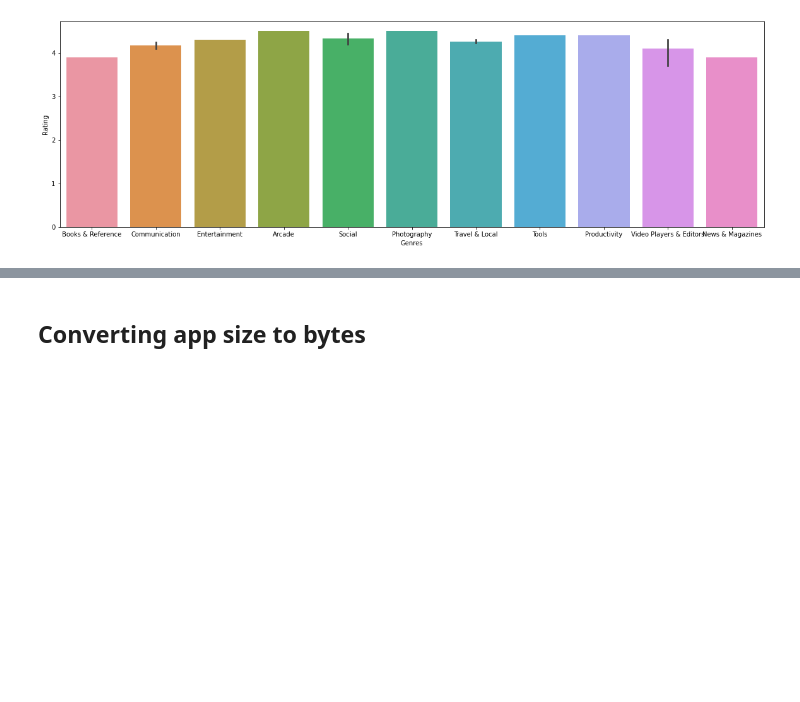
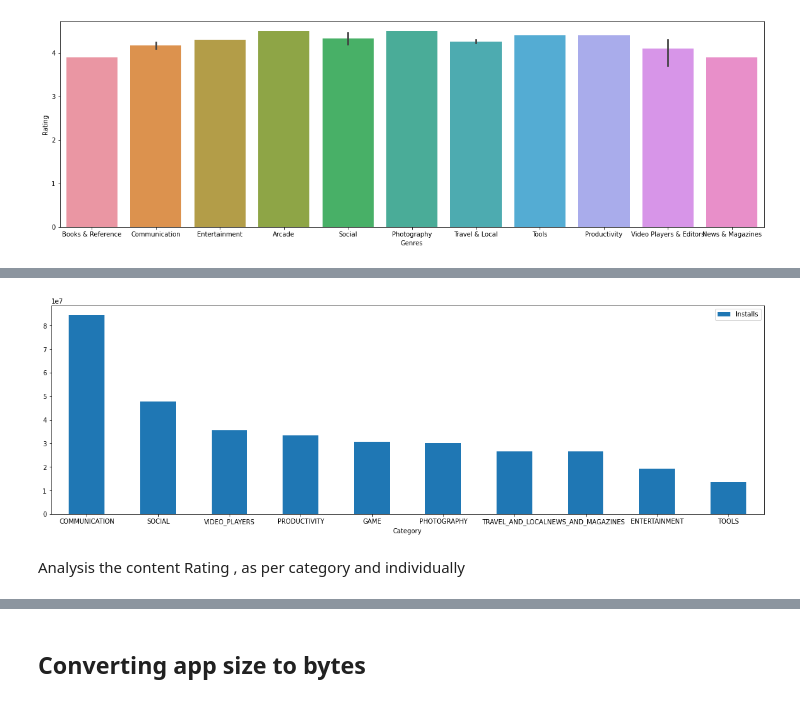
Before and after one commit to indrochoco/Playstore-app-Review-analysis, a Jupyter notebook: Copy_of_Play_Store_App_Review_Analysis_Capstone_Project.ipynb, the cells around one changed output, grey strips where cells are left out. Cells and saved outputs as stored; diff of their text form; code cells hidden in the pictures; blank space fills up the shorter version.

```diff
--- a/Copy_of_Play_Store_App_Review_Analysis_Capstone_Project.ipynb
+++ b/Copy_of_Play_Store_App_Review_Analysis_Capstone_Project.ipynb
@@ -216,0 +242,7 @@ ax = sns.barplot(x="Genres", y="Rating", data=max_installs)
+# %%
+#alternative Graph
+ax= avg_install[:10].plot.bar(x='Category',y='Installs',rot= 0)
+# %% [output]
+[figure, added]
+# %% [markdown]
+Analysis the content Rating , as per category and individually
```
Also changed, not shown: parts of 67 cells of this notebook.
